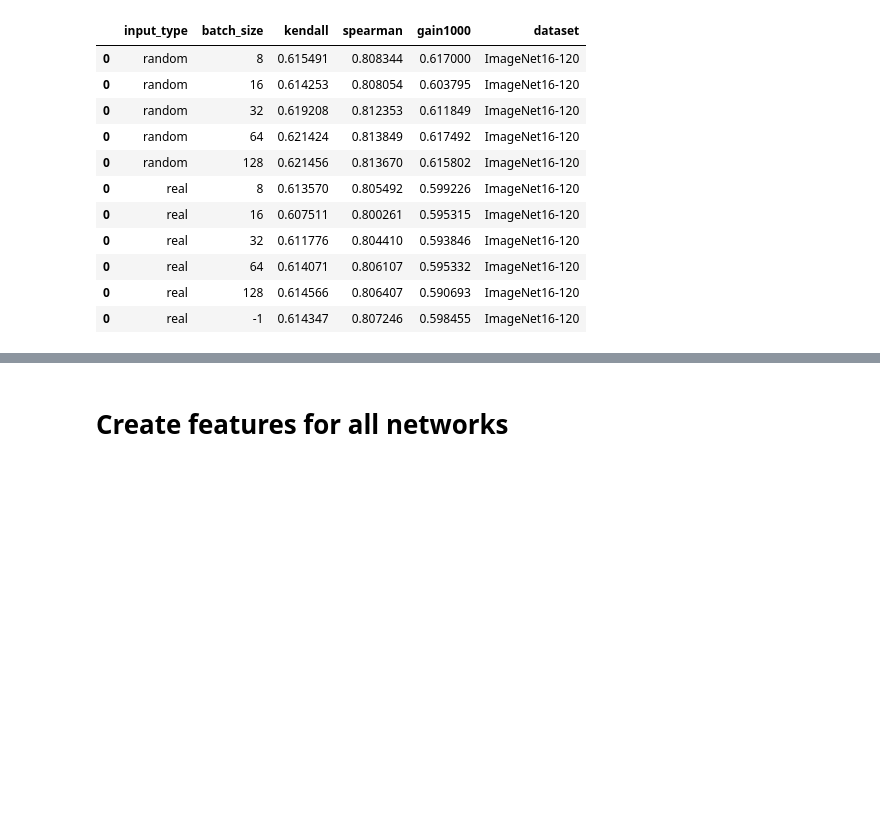
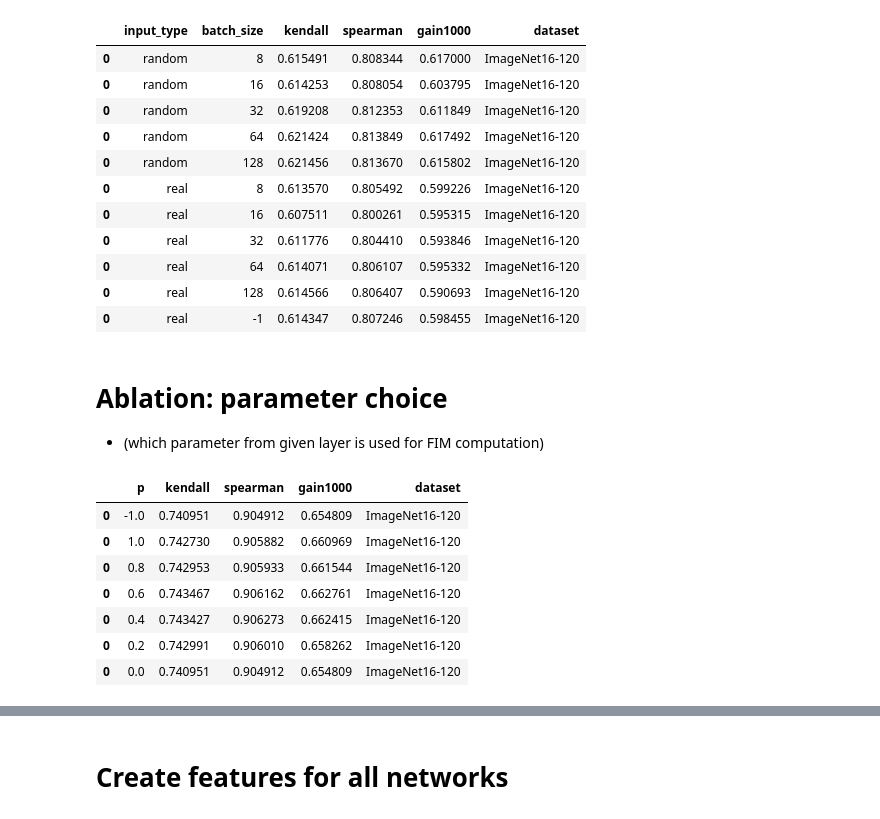
Before and after one commit to ondratybl/VKDNW, a Jupyter notebook: NB201/paper_preparation.ipynb, the cells around one changed output, grey strips where cells are left out. Saved outputs shown, nothing was run; the diff lists cells and outputs as text; code cells hidden in the pictures; blank space fills up the shorter version.

Commit message:
ablation: selection of index

```diff
--- a/NB201/paper_preparation.ipynb
+++ b/NB201/paper_preparation.ipynb
@@ -644,3 +644,6 @@ log
 | 0 | real | 64 | 0.614071 | 0.806107 | 0.595332 | ImageNet16-120 |
 | 0 | real | 128 | 0.614566 | 0.806407 | 0.590693 | ImageNet16-120 |
 | 0 | real | -1 | 0.614347 | 0.807246 | 0.598455 | ImageNet16-120 |
+# %% [markdown]
+# Ablation: parameter choice
+ - (which parameter from given layer is used for FIM computation)
@@ -646,0 +671,49 @@ log
+# %%
+target = 'val_accs'
+compute_graf = True
+compute_graf_str = 'filtered' if compute_graf else 'unfiltered'
+# %%
+api_nats = create('/mnt/personal/tyblondr/NATS-tss-v1_0-3ffb9-simple/', 'tss', fast_mode=True, verbose=False)
+
+if os.path.exists(f"./tss_features_{dataset}.pickle"):
+    archs = pd.read_pickle(f"./tss_features_{dataset}.pickle")
+else:
+    archs = generate_accs(api_nats, dataset=dataset)
+    print(f'No. of generated archs: {archs.shape[0]}')
+    archs.to_pickle(f"./tss_features_{dataset}.pickle")
+# %%
+log = None
+for run_str, p in run_dict.items():
+    run = pd.DataFrame(api_wandb.run(run_str).scan_history())
+    run.rename({'arch': 'net_str'}, axis=1, inplace=True)
+    run = pd.merge(archs, run, on='net_str', how='inner')
+    if compute_graf:
+        run = run.loc[run['net'].notnull(), :]
+
+    run['vkdnw_entropy'] = run['vkdnw_entropy'].astype(float)
+    run['expressivity'] = run['expressivity'].astype(float)
+    run['trainability'] = run['trainability'].astype(float)
+    run['jacov'] = run['jacov'].astype(float)
+    run.loc[run['jacov'].isnull(), 'jacov'] = run['jacov'].min()
+    run['vkdnw'] = run[['vkdnw_dim', 'vkdnw_entropy']].apply(tuple, axis=1).rank(method='dense', ascending=True).astype(int)
+    run['vkdnw_comb_rank'] = run['vkdnw'].rank().apply(np.log) + run[
+                'expressivity'].rank().apply(np.log) + run['trainability'].rank().apply(np.log) + run[
+                                                         'flops'].rank().apply(np.log) + run['jacov'].rank().apply(np.log)
+    kt = kendalltau(run[target], run['vkdnw_comb_rank']).statistic
+    spr = spearmanr(run[target], run['vkdnw_comb_rank']).statistic
+    gain1000 = ndcg_score(y_true=2**np.array([run[target]])-1, y_score=np.array([run['vkdnw_comb_rank']]), k=1000)
+    if log is None:
+        log = pd.DataFrame({'p': p, 'kendall': kt, 'spearman': spr, 'gain1000': gain1000, 'dataset': dataset}, index=[0])
+    else:
+        log = pd.concat([log, pd.DataFrame({'p': p, 'kendall': kt, 'spearman': spr, 'gain1000': gain1000, 'dataset': dataset}, index=[0])])
+# %%
+log
+# %% [output]
+|  | p | kendall | spearman | gain1000 | dataset |
+| 0 | -1.0 | 0.740951 | 0.904912 | 0.654809 | ImageNet16-120 |
+| 0 | 1.0 | 0.742730 | 0.905882 | 0.660969 | ImageNet16-120 |
+| 0 | 0.8 | 0.742953 | 0.905933 | 0.661544 | ImageNet16-120 |
+| 0 | 0.6 | 0.743467 | 0.906162 | 0.662761 | ImageNet16-120 |
+| 0 | 0.4 | 0.743427 | 0.906273 | 0.662415 | ImageNet16-120 |
+| 0 | 0.2 | 0.742991 | 0.906010 | 0.658262 | ImageNet16-120 |
+| 0 | 0.0 | 0.740951 | 0.904912 | 0.654809 | ImageNet16-120 |
```
Also changed, not shown: parts of 2 cells of this notebook, 1 other file.
